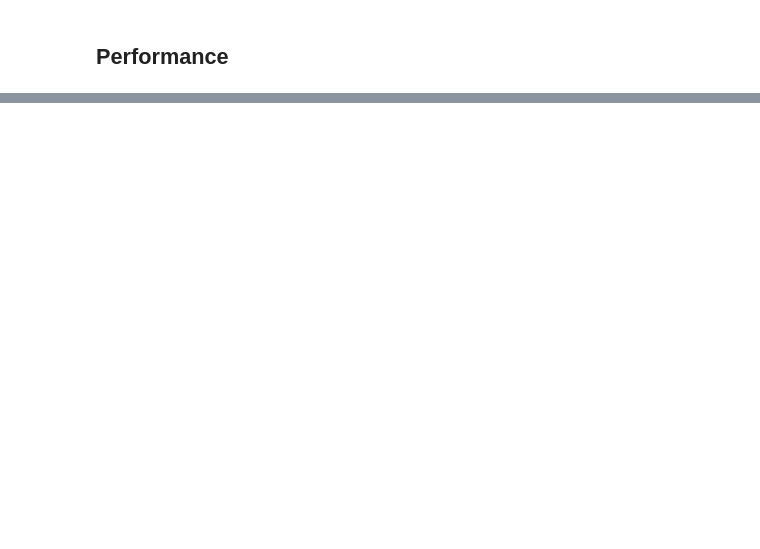
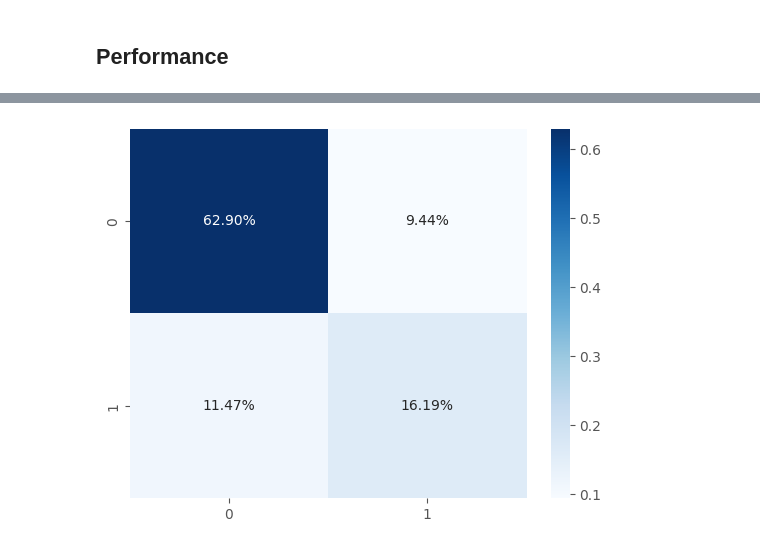
Before and after one commit to Mouni0816/OnlineInsultDetection, a Jupyter notebook: Notebooks/3_1_Model_CNN.ipynb, the cells around one changed output, grey strips where cells are left out. Cells and saved outputs as stored; diff of their text form; code cells hidden in the pictures; blank space fills up the shorter version.

```diff
--- a/Notebooks/3_1_Model_CNN.ipynb
+++ b/Notebooks/3_1_Model_CNN.ipynb
@@ -132,0 +138,11 @@ plot_history(history)
+# %%
+y_predict_test = model.predict(X_test)
+y_predict_test2 = [round(item) for sublist in y_predict_test.tolist() for item in sublist]
+# %%
+def matrix_confusion(y_test, y_pred):
+    cf_matrix = confusion_matrix(y_test, y_pred)
+    sns.heatmap(cf_matrix/np.sum(cf_matrix), annot=True, fmt='.2%', cmap='Blues')
+# %%
+matrix_confusion(y_test, y_predict_test2)
+# %% [output]
+[figure, added]
```
Also changed, not shown: parts of 5 cells of this notebook.
